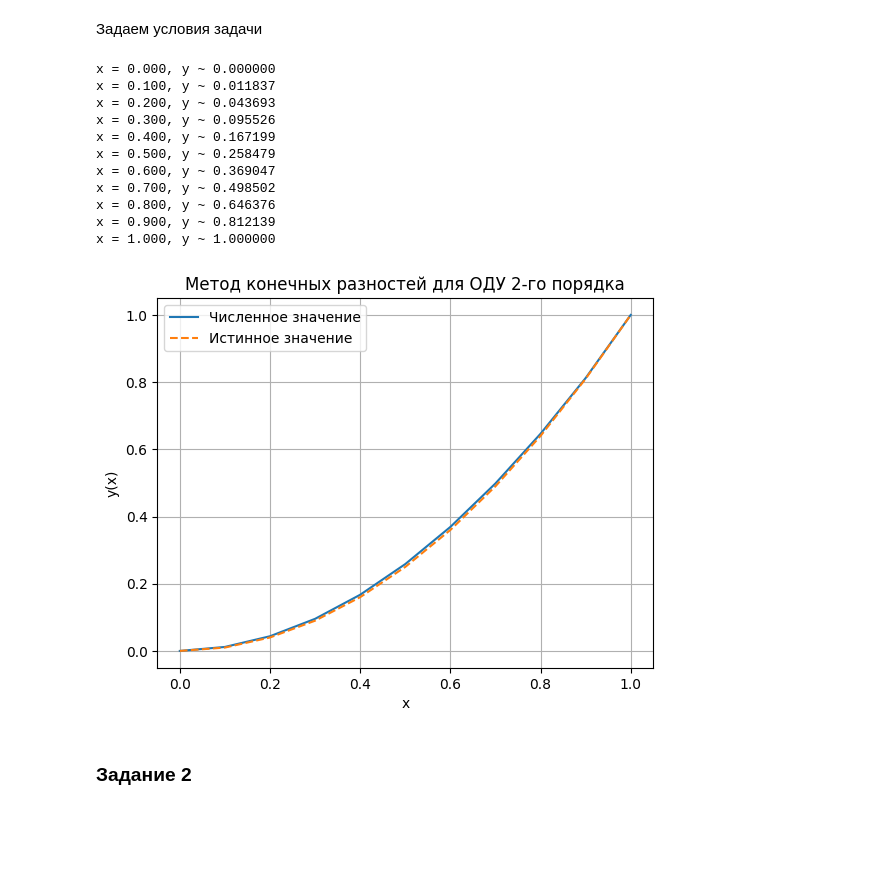
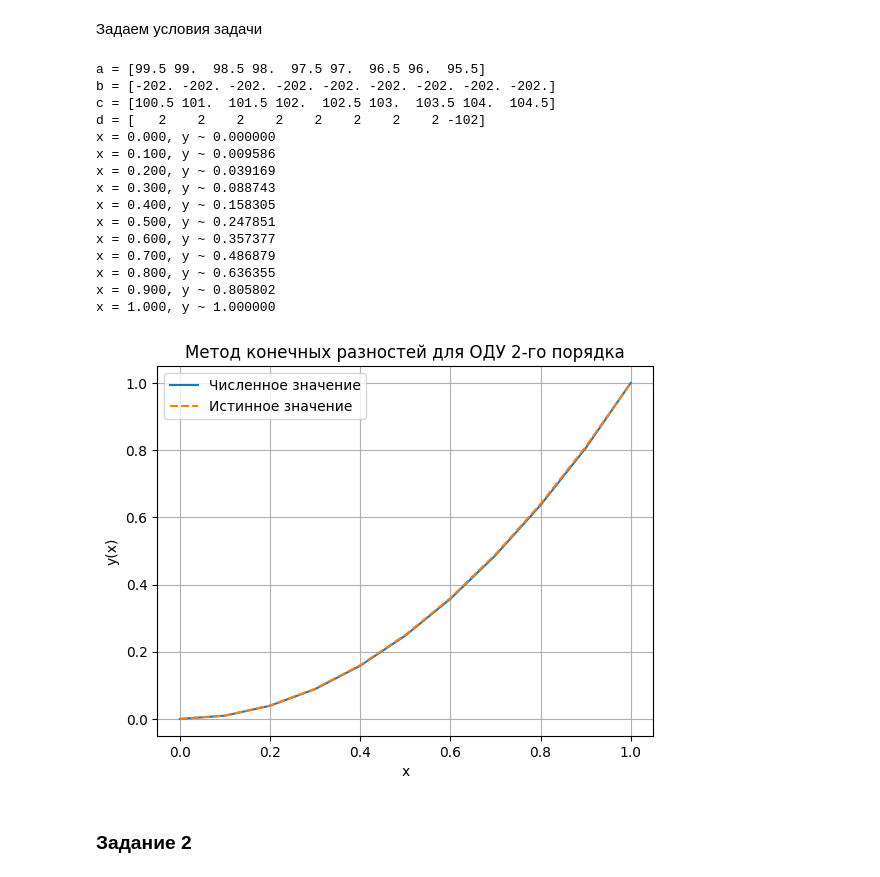
Before and after one commit to Winnie-the-Pooh2019/n-ch-2.4, a Jupyter notebook: main.ipynb, the cells around one changed output. Drawn from its saved outputs; the diff is of its cells as text; code cells hidden in the pictures; blank space fills up the shorter version.

```diff
--- a/main.ipynb
+++ b/main.ipynb
@@ -44,6 +44,11 @@ def visualize_funs(title: str, *fun_value: LabeledFunValue):
 Метод прогонки
 # %%
 def thomas_algorithm(a, b, c, d):
+    print(f'a = {a}')
+    print(f'b = {b}')
+    print(f'c = {c}')
+    print(f'd = {d}')
+
     n = len(d)
     c_ = np.zeros(n)
     d_ = np.zeros(n)
@@ -52,9 +57,9 @@ def thomas_algorithm(a, b, c, d):
     c_[0] = c[0] / b[0]
     d_[0] = d[0] / b[0]
     for i in range(1, n):
-        denom = b[i] - a[i - 1] * c_[i - 1]
+        denom = b[i] - a[i] * c_[i - 1]
         c_[i] = c[i] / denom if i < n - 1 else 0
-        d_[i] = (d[i] - a[i - 1] * d_[i - 1]) / denom
+        d_[i] = (d[i] - a[i] * d_[i - 1]) / denom
 
     x[-1] = d_[-1]
     for i in range(n - 2, -1, -1):
@@ -107,7 +120,9 @@ test_thomas()
     lb - левая граница по x
     rb - правая граница по x
 '''
-def solve_dirichlet(p, q, f, lb=0.0, rb=1.0, N=10):
+
+
+def solve_dirichlet(p, q, f, lb=0.0, rb=1.0, bb=0.0, tb=1.0, N=10):
     L = rb - lb
     h = L / N
     x = np.linspace(lb, rb, N + 1)
@@ -117,6 +132,7 @@ def solve_dirichlet(p, q, f, lb=0.0, rb=1.0, N=10):
     c = np.zeros(N - 1)
     d = np.vectorize(f)(x)
 
+    # [1; N)
     for i in range(1, N):
         xi = x[i]
         a[i - 1] = 1 / h ** 2 - p(xi) / (2 * h)
@@ -132,9 +148,9 @@ def solve_dirichlet(p, q, f, lb=0.0, rb=1.0, N=10):
 
     # Собираем полный вектор y
     y = np.zeros(N + 1)
-    y[0] = lb
+    y[0] = bb
     y[1:N] = y_inner
-    y[N] = rb
+    y[N] = tb
 
     return x, y
 # %% [markdown]
@@ -146,32 +162,38 @@ f = lambda x: 2
 exact_fun = lambda x: x ** 2
 lb = 0.0
 rb = 1.0
+bb = 0
+tb = 1
 # %%
 N = 10
 
-x, y = solve_dirichlet(p, q, f, lb, rb, N)
+x, y = solve_dirichlet(p, q, f, lb, rb, bb, tb, N)
 
 for xi, yi in zip(x, y):
     print(f"x = {xi:.3f}, y ~ {yi:.6f}")
 
 y_t = exact_fun(x)
 
 visualize_funs('Метод конечных разностей для ОДУ 2-го порядка',
                LabeledFunValue(x, y, 'Численное значение'),
                LabeledFunValue(x, y_t, 'Истинное значение'))
 # %% [output]
+a = [99.5 99.  98.5 98.  97.5 97.  96.5 96.  95.5]
+b = [-202. -202. -202. -202. -202. -202. -202. -202. -202.]
+c = [100.5 101.  101.5 102.  102.5 103.  103.5 104.  104.5]
+d = [   2    2    2    2    2    2    2    2 -102]
 x = 0.000, y ~ 0.000000
-x = 0.100, y ~ 0.011837
-x = 0.200, y ~ 0.043693
-x = 0.300, y ~ 0.095526
-x = 0.400, y ~ 0.167199
-x = 0.500, y ~ 0.258479
-x = 0.600, y ~ 0.369047
-x = 0.700, y ~ 0.498502
-x = 0.800, y ~ 0.646376
-x = 0.900, y ~ 0.812139
+x = 0.100, y ~ 0.009586
+x = 0.200, y ~ 0.039169
+x = 0.300, y ~ 0.088743
+x = 0.400, y ~ 0.158305
+x = 0.500, y ~ 0.247851
+x = 0.600, y ~ 0.357377
+x = 0.700, y ~ 0.486879
+x = 0.800, y ~ 0.636355
+x = 0.900, y ~ 0.805802
 x = 1.000, y ~ 1.000000
-[figure, old version]
+[figure, new version]
 # %% [markdown]
 ### Задание 2
 # %%
```
Also changed, not shown: parts of 8 cells of this notebook.
